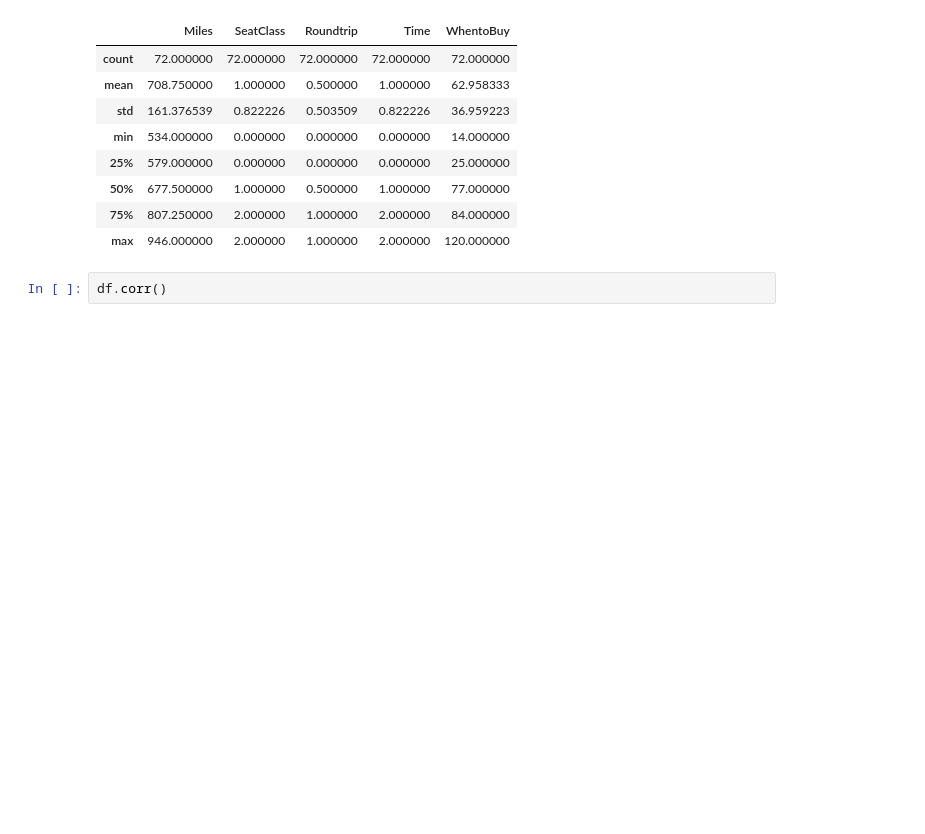
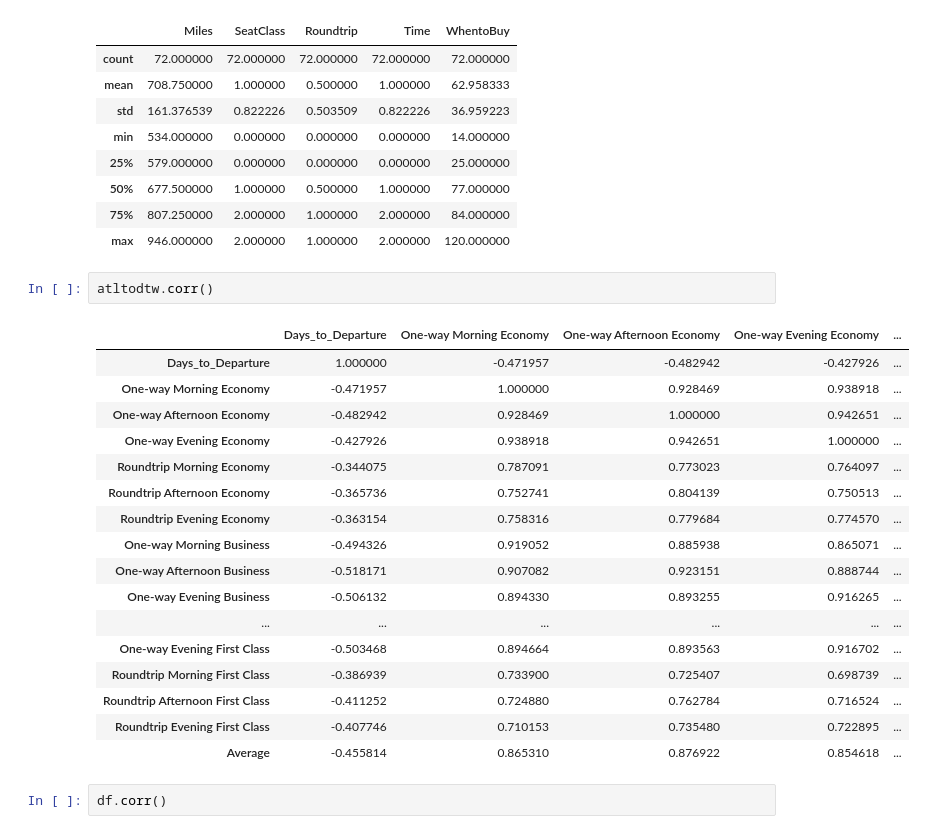
Before and after one commit to bijaytmg/capstone-project-airline, a Jupyter notebook: RegressionModels.ipynb, the cells around one changed output. Cells and saved outputs as stored; diff of their text form; blank space fills up the shorter version.

```diff
--- a/RegressionModels.ipynb
+++ b/RegressionModels.ipynb
@@ -111,6 +104,26 @@ df.describe()
 | 50% | 677.500000 | 1.000000 | 0.500000 | 1.000000 | 77.000000 |
 | 75% | 807.250000 | 2.000000 | 1.000000 | 2.000000 | 84.000000 |
 | max | 946.000000 | 2.000000 | 1.000000 | 2.000000 | 120.000000 |
+# %%
+atltodtw.corr()
+# %% [output]
+|  | Days_to_Departure | One-way Morning Economy | One-way Afternoon Economy | One-way Evening Economy | ... |
+| Days_to_Departure | 1.000000 | -0.471957 | -0.482942 | -0.427926 | ... |
+| One-way Morning Economy | -0.471957 | 1.000000 | 0.928469 | 0.938918 | ... |
+| One-way Afternoon Economy | -0.482942 | 0.928469 | 1.000000 | 0.942651 | ... |
+| One-way Evening Economy | -0.427926 | 0.938918 | 0.942651 | 1.000000 | ... |
+| Roundtrip Morning Economy | -0.344075 | 0.787091 | 0.773023 | 0.764097 | ... |
+| Roundtrip Afternoon Economy | -0.365736 | 0.752741 | 0.804139 | 0.750513 | ... |
+| Roundtrip Evening Economy | -0.363154 | 0.758316 | 0.779684 | 0.774570 | ... |
+| One-way Morning Business | -0.494326 | 0.919052 | 0.885938 | 0.865071 | ... |
+| One-way Afternoon Business | -0.518171 | 0.907082 | 0.923151 | 0.888744 | ... |
+| One-way Evening Business | -0.506132 | 0.894330 | 0.893255 | 0.916265 | ... |
+| ... | ... | ... | ... | ... | ... |
+| One-way Evening First Class | -0.503468 | 0.894664 | 0.893563 | 0.916702 | ... |
+| Roundtrip Morning First Class | -0.386939 | 0.733900 | 0.725407 | 0.698739 | ... |
+| Roundtrip Afternoon First Class | -0.411252 | 0.724880 | 0.762784 | 0.716524 | ... |
+| Roundtrip Evening First Class | -0.407746 | 0.710153 | 0.735480 | 0.722895 | ... |
+| Average | -0.455814 | 0.865310 | 0.876922 | 0.854618 | ... |
 # %%
 df.corr()
 # %% [output]
```
Also changed, not shown: parts of 52 cells of this notebook, 6 other files.
